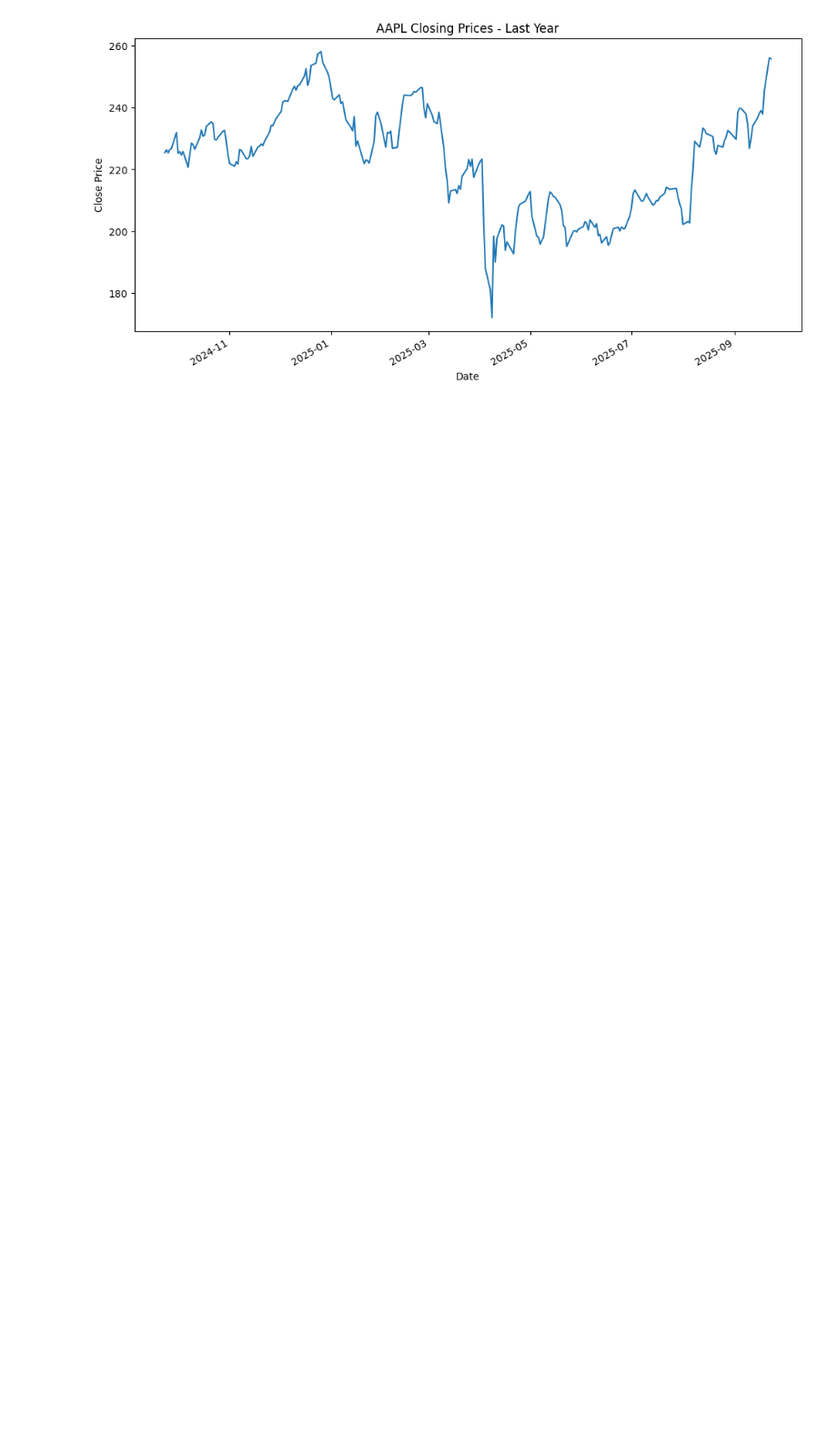
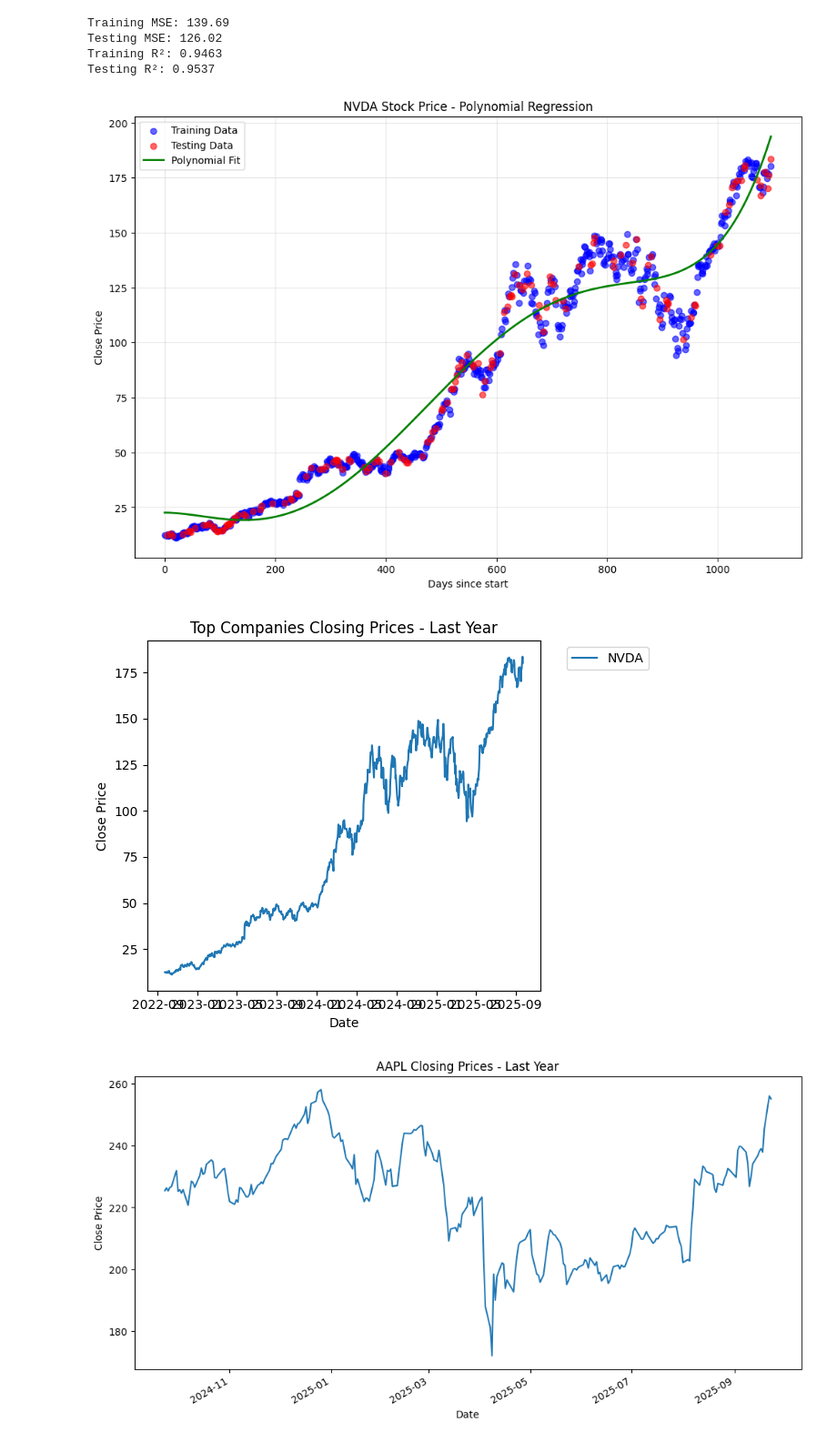
Before and after one commit to UniAlessioM/MarGui-Project, a Jupyter notebook: test.ipynb, the cells around one changed output. Shown at 91% size. Drawn from its saved outputs; the diff is of its cells as text; code cells hidden in the pictures; blank space fills up the shorter version.

Commit message:
Add simple polinomyal regression test
Piccolo test per vedere la polynomial regression in azione su i dati di nvidia

```diff
--- a/test.ipynb
+++ b/test.ipynb
@@ -18,3 +17,66 @@ Historical Data:
+# %%
+from sklearn.preprocessing import PolynomialFeatures
+from sklearn.model_selection import train_test_split
+from sklearn.linear_model import LinearRegression
+from sklearn.metrics import mean_squared_error, r2_score
+import numpy as np
+
+# Prepare the data - convert datetime index to numerical values
+X = np.array([(date - hd.index[0]).days for date in hd.index]).reshape(-1, 1)
+y = hd['Close'].values
+
+# Split the data
+X_train, X_test, y_train, y_test = train_test_split(X, y, test_size=0.2, random_state=42)
+
+# Create polynomial features
+pf = PolynomialFeatures(degree=5, include_bias=False)
+X_train_poly = pf.fit_transform(X_train)
+X_test_poly = pf.transform(X_test)
+
+# Train the model
+model = LinearRegression()
+model.fit(X_train_poly, y_train)
+
+# Make predictions
+y_train_pred = model.predict(X_train_poly)
+y_test_pred = model.predict(X_test_poly)
+
+# Evaluate the model
+train_mse = mean_squared_error(y_train, y_train_pred)
+test_mse = mean_squared_error(y_test, y_test_pred)
+train_r2 = r2_score(y_train, y_train_pred)
+test_r2 = r2_score(y_test, y_test_pred)
+
+print(f"Training MSE: {train_mse:.2f}")
+print(f"Testing MSE: {test_mse:.2f}")
+print(f"Training R²: {train_r2:.4f}")
+print(f"Testing R²: {test_r2:.4f}")
+
+# Plot the results
+plt.figure(figsize=(12, 8))
+plt.scatter(X_train.flatten(), y_train, alpha=0.6, label='Training Data', color='blue')
+plt.scatter(X_test.flatten(), y_test, alpha=0.6, label='Testing Data', color='red')
+
+# Create smooth curve for prediction line
+X_plot = np.linspace(X.min(), X.max(), 300).reshape(-1, 1)
+X_plot_poly = pf.transform(X_plot)
+y_plot_pred = model.predict(X_plot_poly)
+
+plt.plot(X_plot.flatten(), y_plot_pred, color='green', linewidth=2, label='Polynomial Fit')
+plt.xlabel('Days since start')
+plt.ylabel('Close Price')
+plt.title('NVDA Stock Price - Polynomial Regression')
+plt.legend()
+plt.grid(True, alpha=0.3)
+plt.show()
+plt.plot(hd['Close'], label="NVDA")
+# %% [output]
+Training MSE: 139.69
+Testing MSE: 126.02
+Training R²: 0.9463
+Testing R²: 0.9537
+[figure, added]
+[figure, added]
 # %%
 import matplotlib.pyplot as plt
 
```
Also changed, not shown: parts of 3 cells of this notebook.
